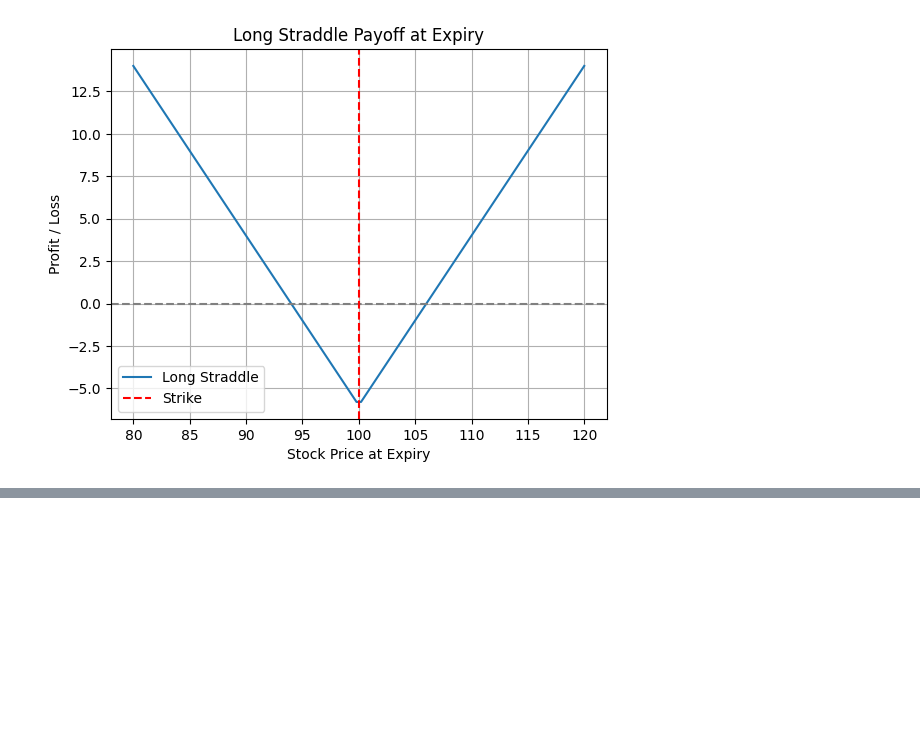
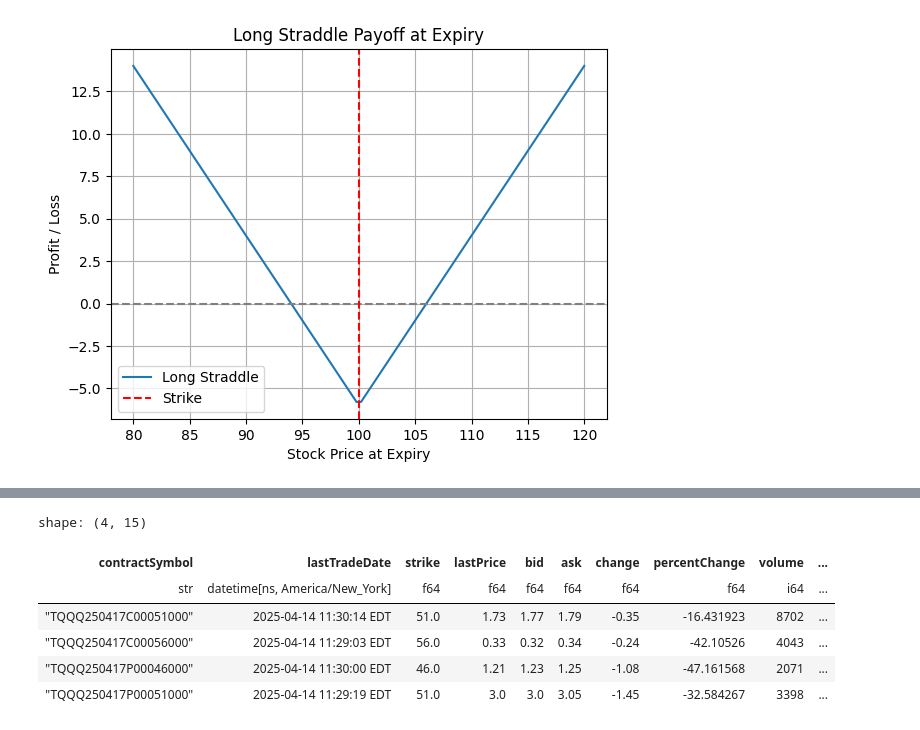
Before and after one commit to victortangggg/trading, a Jupyter notebook: research/TQQQ_options_vol_surface.ipynb, the cells around one changed output, grey strips where cells are left out. Drawn from its saved outputs; the diff is of its cells as text; code cells hidden in the pictures; blank space fills up the shorter version.

```diff
--- a/research/TQQQ_options_vol_surface.ipynb
+++ b/research/TQQQ_options_vol_surface.ipynb
@@ -437,3 +442,13 @@ shape: (3, 15)
+# %%
+df_options.filter( pl.col("contractSymbol").is_in(["TQQQ250417C00051000", "TQQQ250417P00051000", "TQQQ250417P00046000", "TQQQ250417C00056000"]))
+# %% [output]
+shape: (4, 15)
+| contractSymbol | lastTradeDate | strike | lastPrice | bid | ask | change | percentChange | volume | ... |
+| str | datetime[ns, America/New_York] | f64 | f64 | f64 | f64 | f64 | f64 | i64 | ... |
+| "TQQQ250417C00051000" | 2025-04-14 11:30:14 EDT | 51.0 | 1.73 | 1.77 | 1.79 | -0.35 | -16.431923 | 8702 | ... |
+| "TQQQ250417C00056000" | 2025-04-14 11:29:03 EDT | 56.0 | 0.33 | 0.32 | 0.34 | -0.24 | -42.10526 | 4043 | ... |
+| "TQQQ250417P00046000" | 2025-04-14 11:30:00 EDT | 46.0 | 1.21 | 1.23 | 1.25 | -1.08 | -47.161568 | 2071 | ... |
+| "TQQQ250417P00051000" | 2025-04-14 11:29:19 EDT | 51.0 | 3.0 | 3.0 | 3.05 | -1.45 | -32.584267 | 3398 | ... |
 # %%
 import plotly.graph_objects as go
 import numpy as np
```
Also changed, not shown: parts of 10 cells of this notebook, 2 other files.
